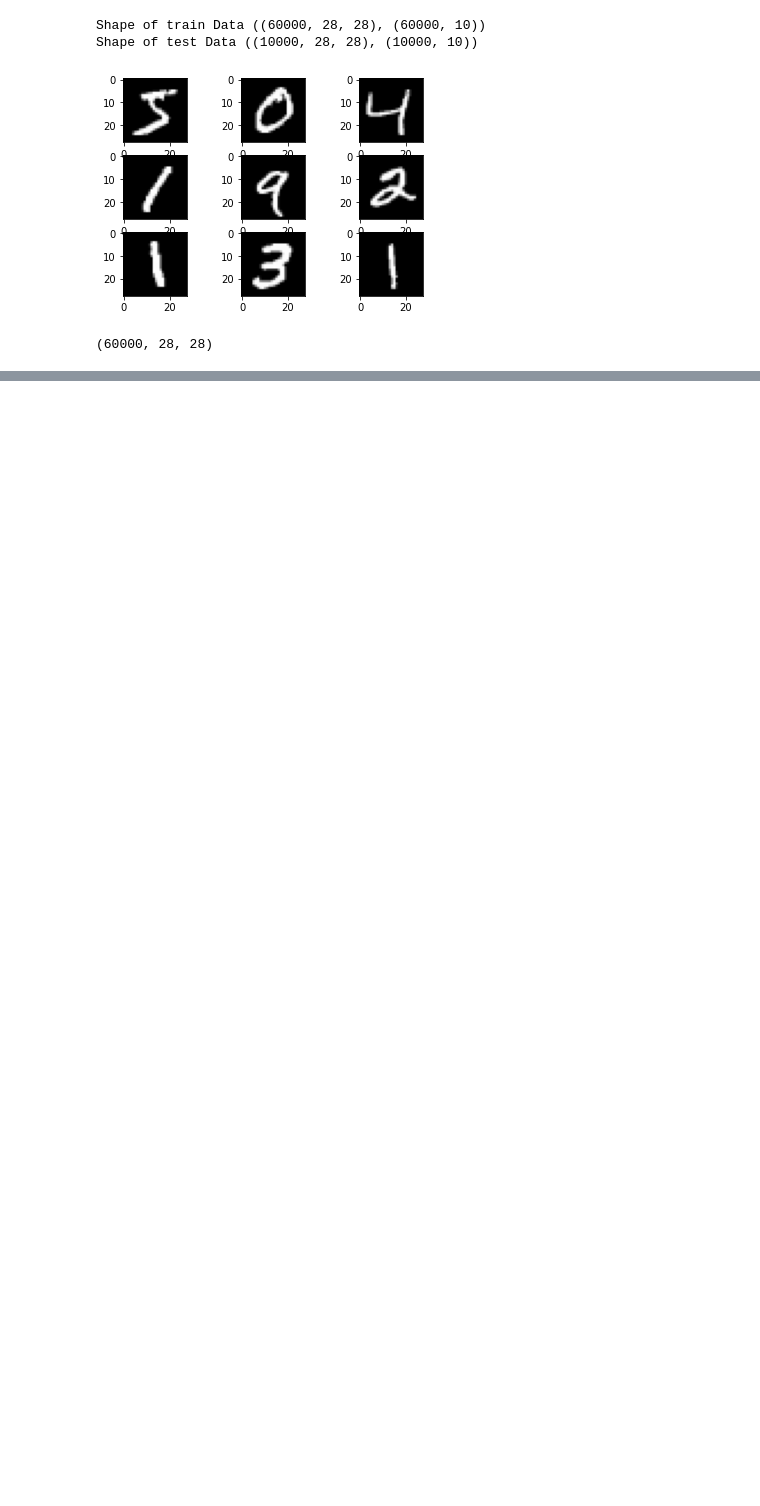
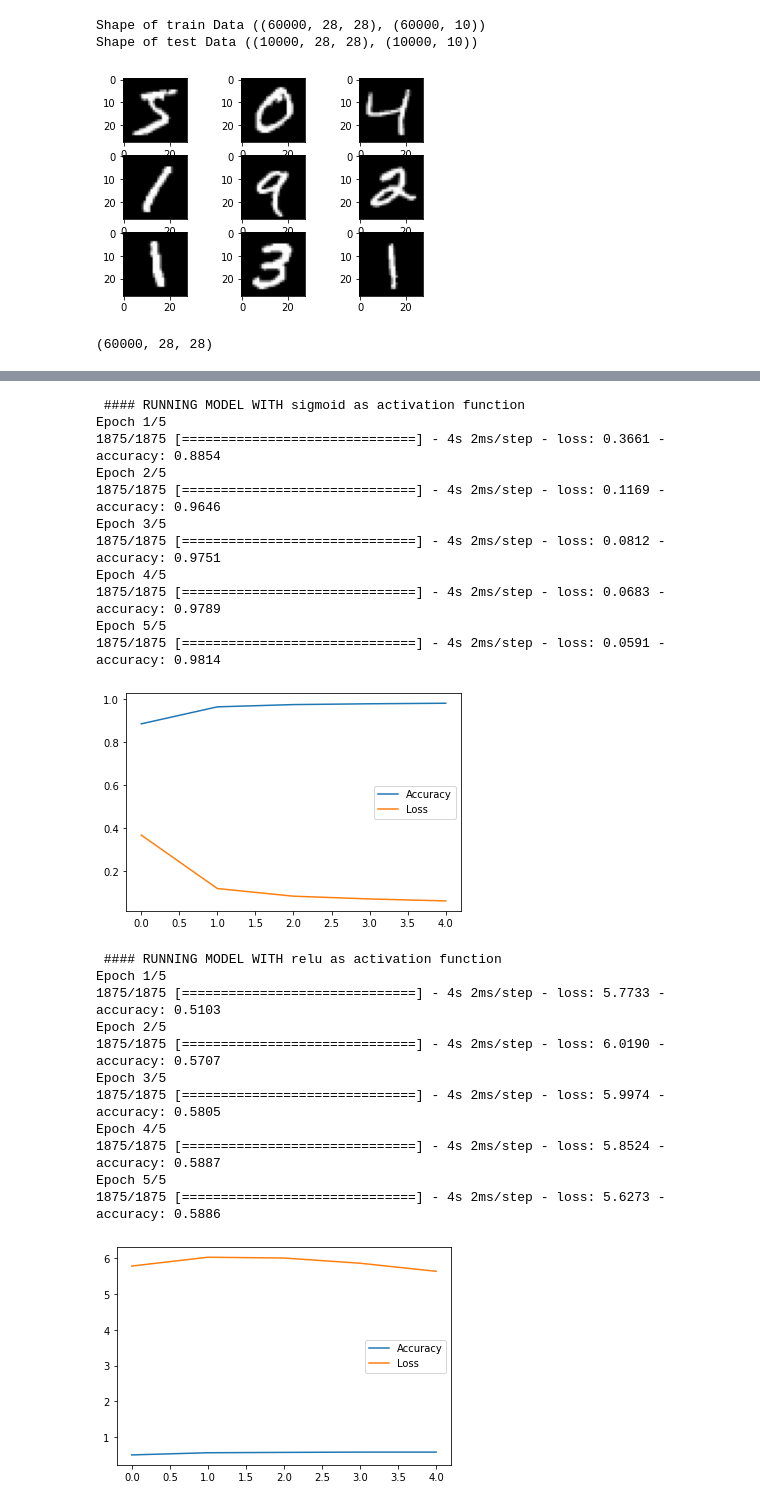
Before and after one commit to adityav1810/Semester_5_Labs, a Jupyter notebook: ECSE440L-DeepLearning/LAB6/LAB6.ipynb, the cells around one changed output, grey strips where cells are left out. Drawn from its saved outputs; the diff is of its cells as text; code cells hidden in the pictures; blank space fills up the shorter version.

```diff
--- a/ECSE440L-DeepLearning/LAB6/LAB6.ipynb
+++ b/ECSE440L-DeepLearning/LAB6/LAB6.ipynb
@@ -192,0 +245,40 @@ Epoch 5/5
+# %%
+activation_functions=['sigmoid','relu','tanh']
+for activation_function in activation_functions:
+  print(" #### RUNNING MODEL WITH",activation_function,"as activation function")
+  model=Sequential()
+  model.add(Conv2D(16, (filter_size, filter_size), activation=activation_function, kernel_initializer='he_uniform', input_shape=(28, 28, 1)))
+  model.add(Conv2D(16, (filter_size, filter_size), activation=activation_function, kernel_initializer='he_uniform'))
+  model.add(Flatten())
+  model.add(Dense(10, activation=activation_function))
+  model.compile(optimizer='adam', loss='categorical_crossentropy', metrics=['accuracy'])
+  hist=model.fit(X_train,y_train,epochs=5)
+  plt.plot(hist.history['accuracy'])
+  plt.plot(hist.history['loss'])
+  plt.legend(['Accuracy','Loss'])
+  plt.show()
+# %% [output]
+ #### RUNNING MODEL WITH sigmoid as activation function
+Epoch 1/5
+1875/1875 [==============================] - 4s 2ms/step - loss: 0.3661 - accuracy: 0.8854
+Epoch 2/5
+1875/1875 [==============================] - 4s 2ms/step - loss: 0.1169 - accuracy: 0.9646
+Epoch 3/5
+1875/1875 [==============================] - 4s 2ms/step - loss: 0.0812 - accuracy: 0.9751
+Epoch 4/5
+1875/1875 [==============================] - 4s 2ms/step - loss: 0.0683 - accuracy: 0.9789
+Epoch 5/5
+1875/1875 [==============================] - 4s 2ms/step - loss: 0.0591 - accuracy: 0.9814
+[figure, added]
+ #### RUNNING MODEL WITH relu as activation function
+Epoch 1/5
+1875/1875 [==============================] - 4s 2ms/step - loss: 5.7733 - accuracy: 0.5103
+Epoch 2/5
+1875/1875 [==============================] - 4s 2ms/step - loss: 6.0190 - accuracy: 0.5707
+Epoch 3/5
+1875/1875 [==============================] - 4s 2ms/step - loss: 5.9974 - accuracy: 0.5805
+Epoch 4/5
+1875/1875 [==============================] - 4s 2ms/step - loss: 5.8524 - accuracy: 0.5887
+Epoch 5/5
+1875/1875 [==============================] - 4s 2ms/step - loss: 5.6273 - accuracy: 0.5886
+[figure, added]
```
Also changed, not shown: parts of 15 cells of this notebook.
